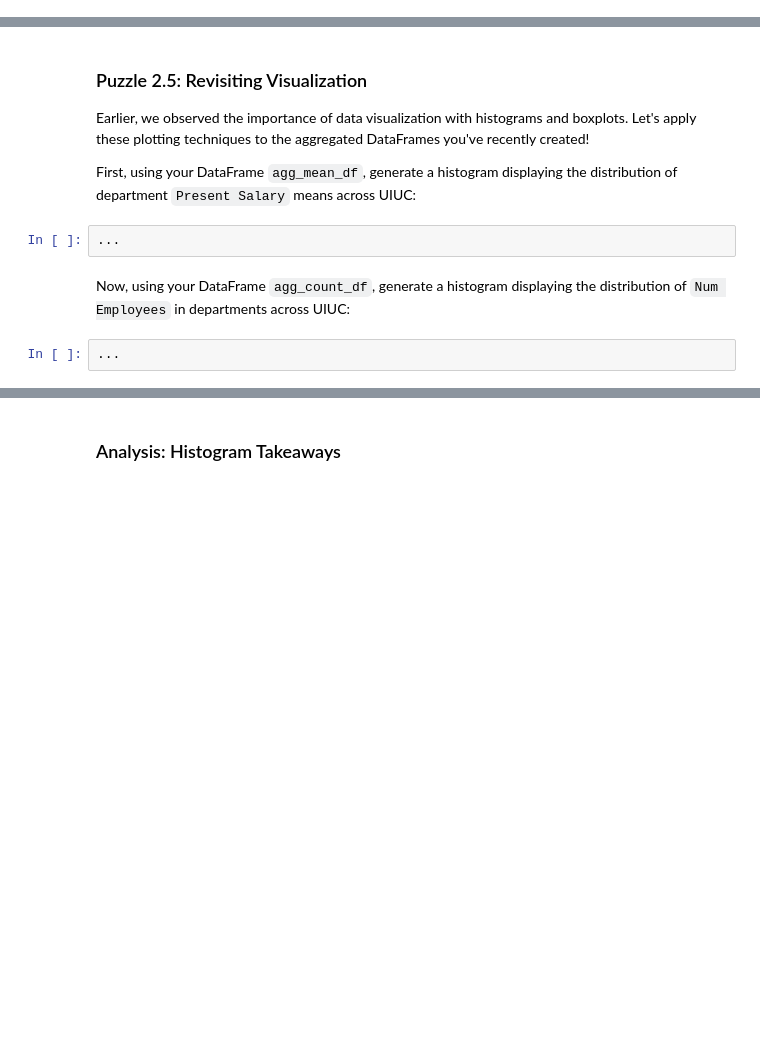
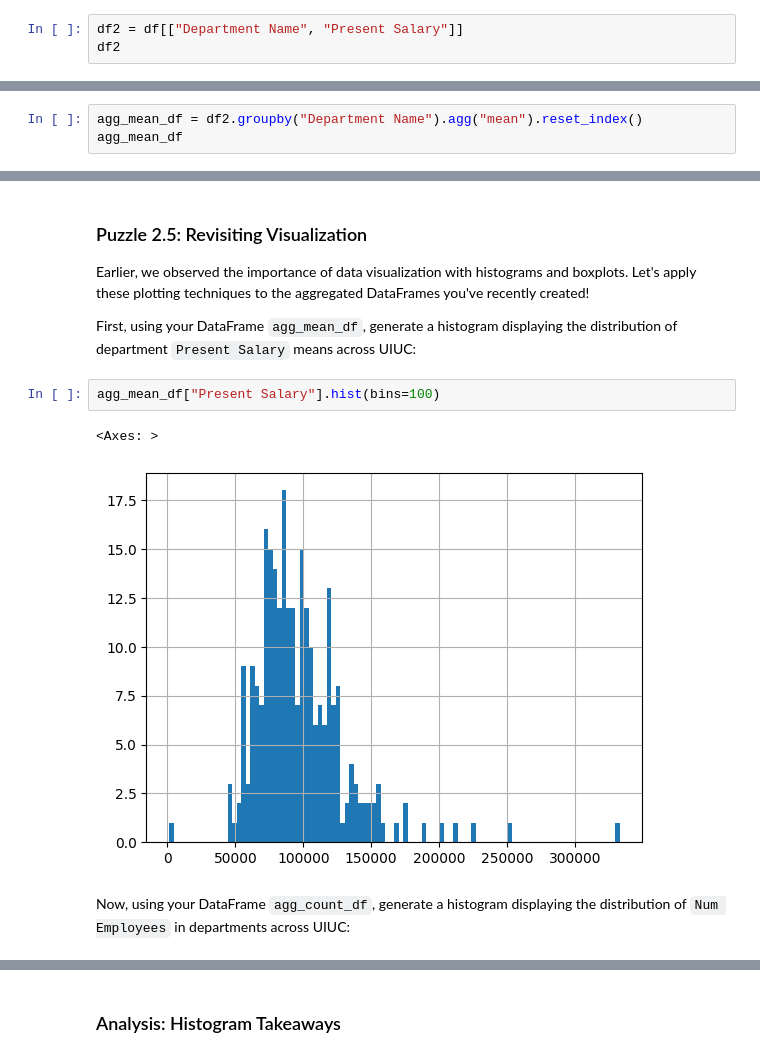
Before and after one commit to ryguy2k4/stat107, a Jupyter notebook: lab_plots/lab_plots.ipynb, the cells around one changed output, grey strips where cells are left out. Drawn from its saved outputs; the diff is of its cells as text; blank space fills up the shorter version.

```diff
--- a/lab_plots/lab_plots.ipynb
+++ b/lab_plots/lab_plots.ipynb
@@ -172,0 +190,3 @@ df2
+# %%
+df2 = df[["Department Name", "Present Salary"]]
+df2
@@ -177,0 +209,3 @@ agg_mean_df
+# %%
+agg_mean_df = df2.groupby("Department Name").agg("mean").reset_index()
+agg_mean_df
@@ -312,9 +414,10 @@ print(f"{tada} All tests passed! {tada}")
 Earlier, we observed the importance of data visualization with histograms and boxplots. Let's apply these plotting techniques to the aggregated DataFrames you've recently created!
 
 First, using your DataFrame `agg_mean_df`, generate a histogram displaying the distribution of department `Present Salary` means across UIUC:
-# %%
-...
+# %%
+agg_mean_df["Present Salary"].hist(bins=100)
+# %% [output]
+<Axes: >
+[figure, added]
 # %% [markdown]
 Now, using your DataFrame `agg_count_df`, generate a histogram displaying the distribution of `Num Employees` in departments across UIUC:
-# %%
-...
```
Also changed, not shown: parts of 73 cells of this notebook.
